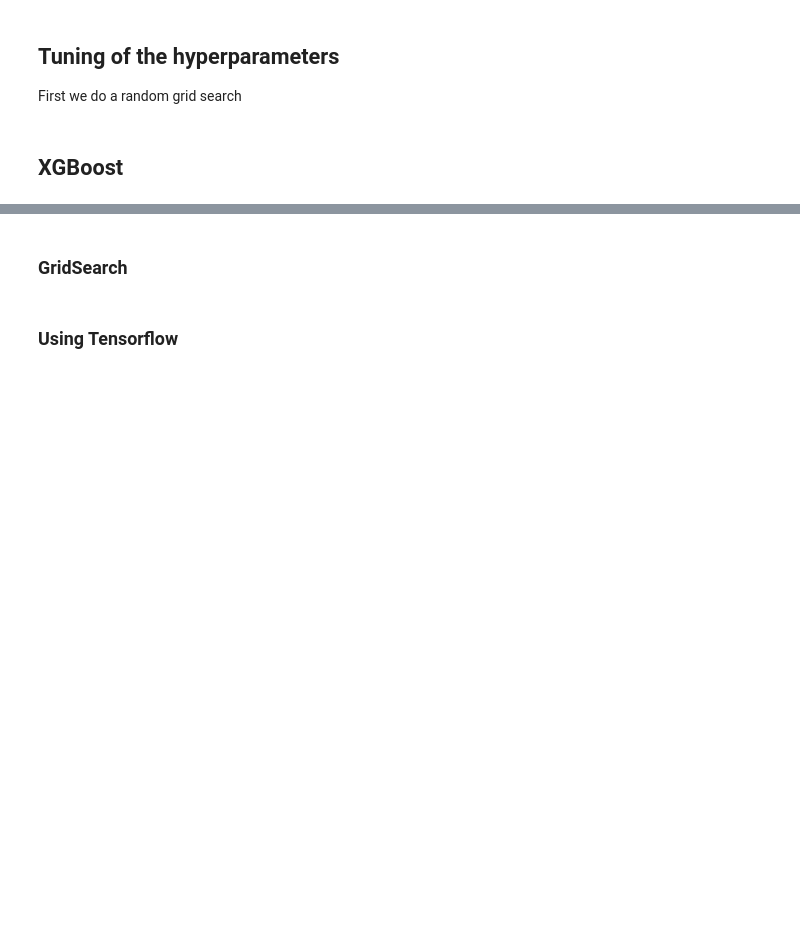
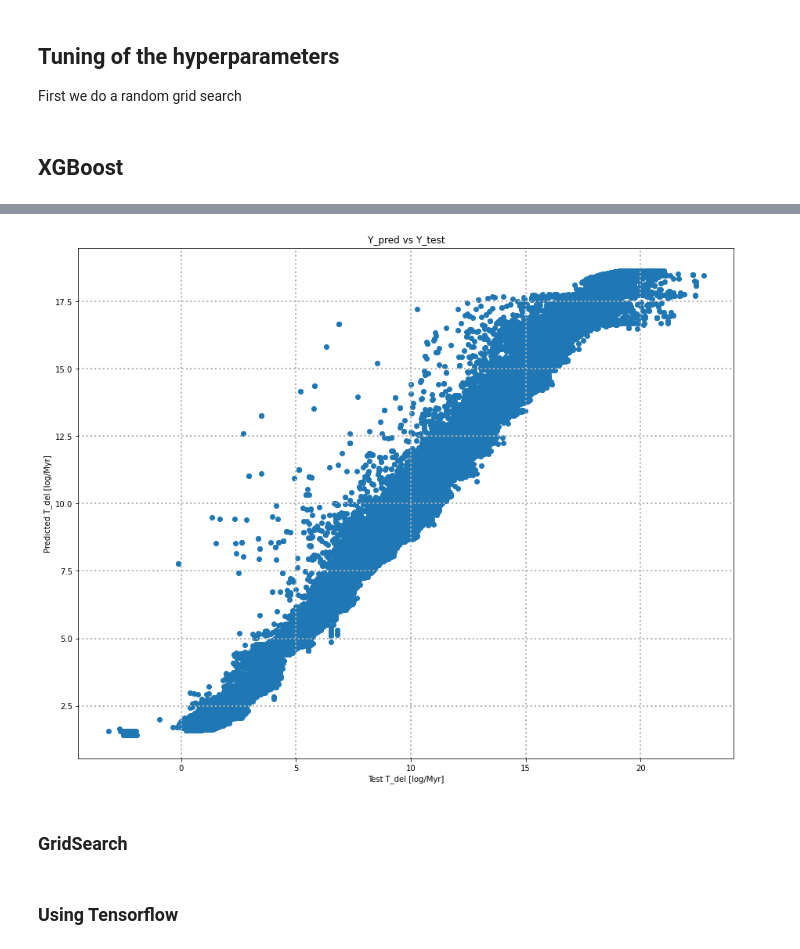
Before and after one commit to Bahadoram/Delay-Time-Dist.-of-Compact-Binary-Objects, a Jupyter notebook: random_forest.ipynb, the cells around one changed output, grey strips where cells are left out. Saved outputs shown, nothing was run; the diff lists cells and outputs as text; code cells hidden in the pictures; blank space fills up the shorter version.

```diff
--- a/random_forest.ipynb
+++ b/random_forest.ipynb
@@ -379,18 +384,7 @@ X_train, X_test, Y_train, Y_test = train_test_split(X, Y, test_size=.2, random_s
 Y_train
 # %%
 # definition of the model
-model = XGBRFRegressor(
-    objective = 'reg:squarederror',
-    colsample_bytree = 0.9,
-    learning_rate = 1.,
-    max_depth = None,
-    min_child_weight = 1,
-    n_estimators = 2000,
-    subsample = 0.9,
-    verbosity=3,
-    n_jobs=-1,
-    random_state=42)
-#model = XGBRFRegressor(n_jobs=-1, subsample=.5, colsample_bynode=.5, reg_lambda=1e-05)
+model = XGBRFRegressor(n_jobs=-1, verbosity=3)
 # traininig of the model
 model.fit(X_train, Y_train, eval_set=[(X_test, Y_test)])
 
@@ -422,3 +432,7 @@ plt.show()
+# %%
+Plot_TestPred(Y_pred=Y_pred, Y_test=Y_test, log=False)
+# %% [output]
+[figure, added]
 # %% [markdown]
 ### GridSearch
 # %%
```
Also changed, not shown: parts of 12 cells of this notebook.
